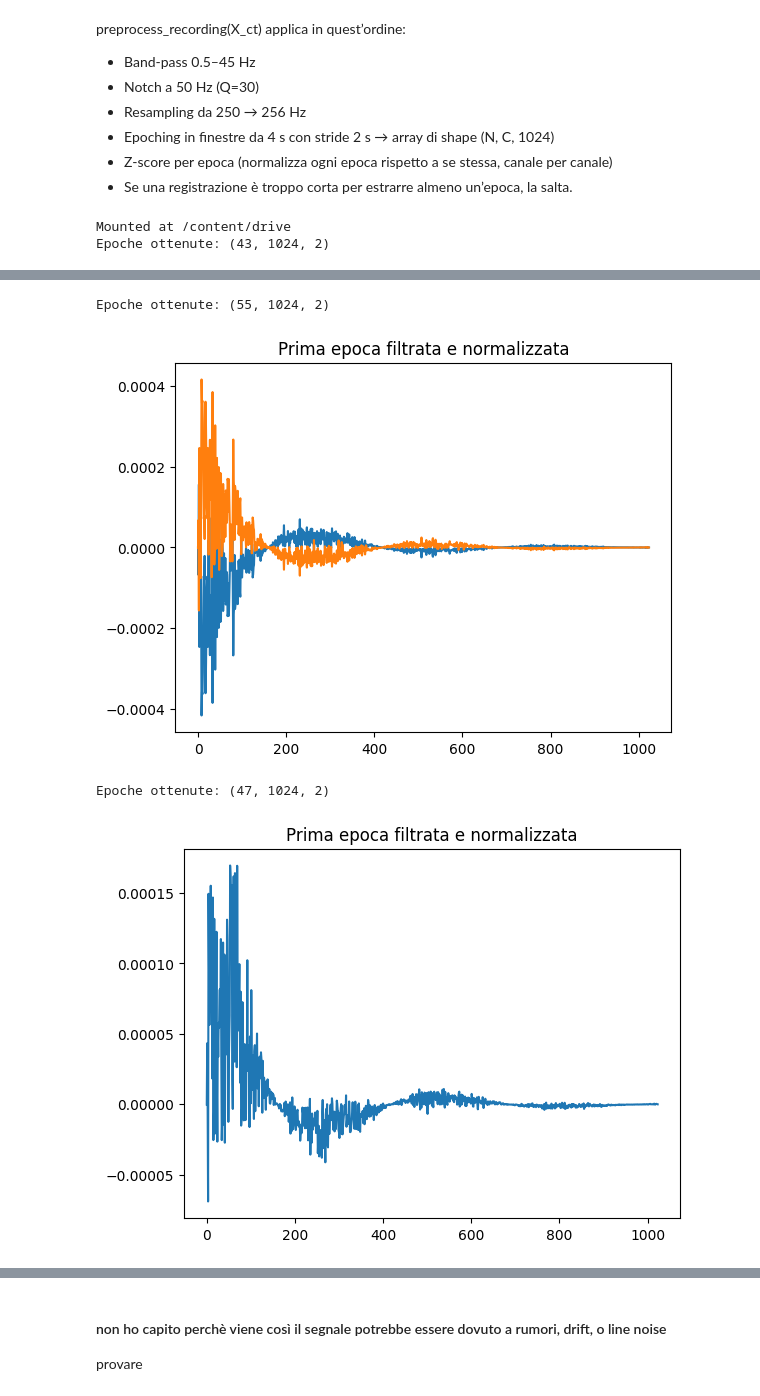
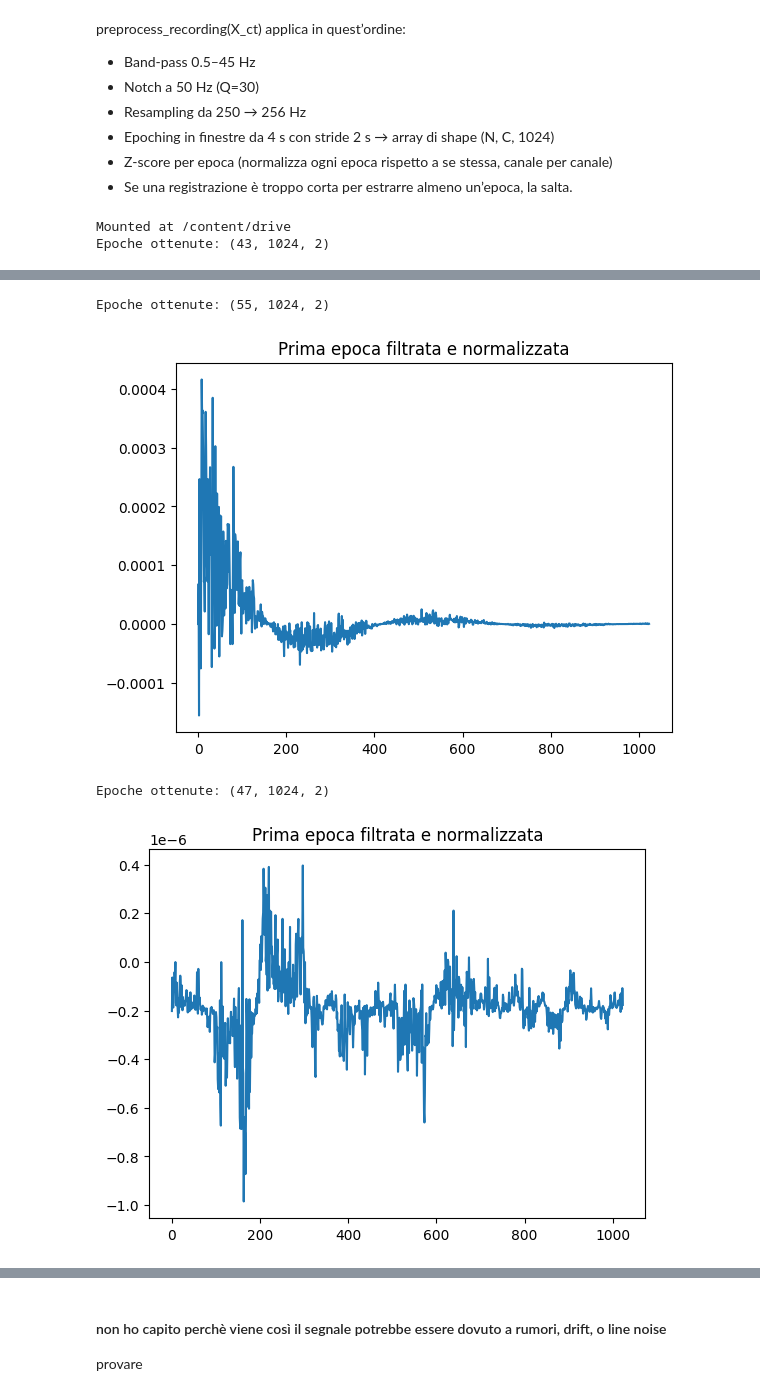
Before and after one commit to camillabocciolone/Leonardo-project, a Jupyter notebook: ll2_2025_clean.ipynb, the cells around one changed output, grey strips where cells are left out. Cells and saved outputs as stored; diff of their text form; code cells hidden in the pictures.

```diff
--- a/ll2_2025_clean.ipynb
+++ b/ll2_2025_clean.ipynb
@@ -1195,7 +1195,7 @@ def notch50(x, fs, f0=NOTCH_F0, Q=NOTCH_Q):
     b, a = iirnotch(w0=f0/(fs/2), Q=Q)
     return filtfilt(b, a, x, axis=0)
 
-def resample_to(x, fs_in, fs_out):
+def resample_to(x, fs_in, fs_out): #credo da modificare
     if fs_in == fs_out:
         return x
     from math import gcd
@@ -1220,7 +1220,7 @@ def epoch_signal(x, fs, epoch_sec=EPOCH_SEC, stride_sec=STRIDE_SEC):
 
 from scipy.signal import detrend
 
-def common_average_reference(x):          # x: (C, T)
+def common_average_reference(x):          # Ogni canale viene ripulito dalla componente media comune a tutti i canali nello stesso istante.
     return x - x.mean(axis=0, keepdims=True)
 
 def robust_clip(x, q=0.999):              # taglia outlier pesanti
@@ -1280,7 +1280,7 @@ df = load_eeg_data(task, level, channel, subject)
 epochs = preprocess_single_channel(df, fs_in=250)
 
 print("Epoche ottenute:", epochs.shape)  # (N, 1024)
-plt.plot(epochs[0][:,1])
+plt.plot(epochs[5][:,1])
 plt.title("Prima epoca filtrata e normalizzata")
 plt.show()
 # %% [output]
@@ -1290,4 +1290,4 @@ Epoche ottenute: (43, 1024, 2)
 Epoche ottenute: (55, 1024, 2)
-[figure, old version]
+[figure, new version]
 Epoche ottenute: (47, 1024, 2)
-[figure, old version]
+[figure, new version]
```
Also changed, not shown: parts of 6 cells of this notebook.
